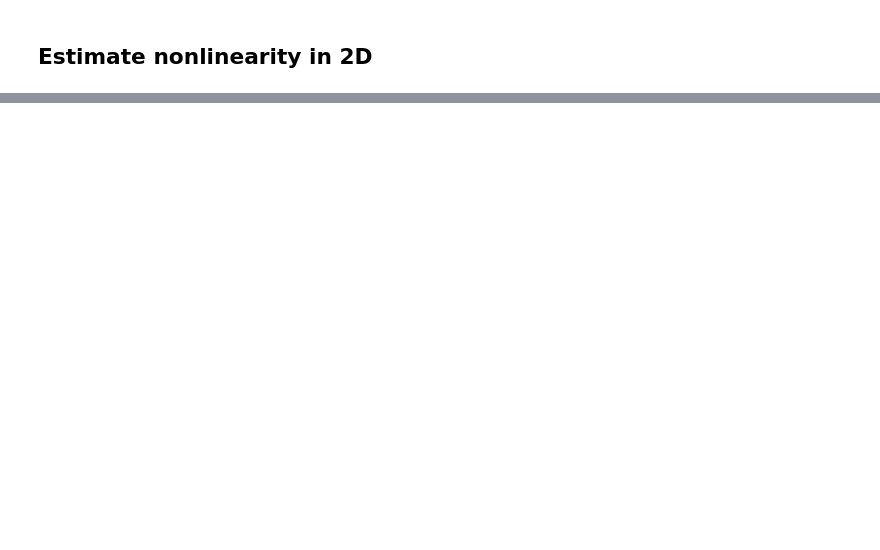
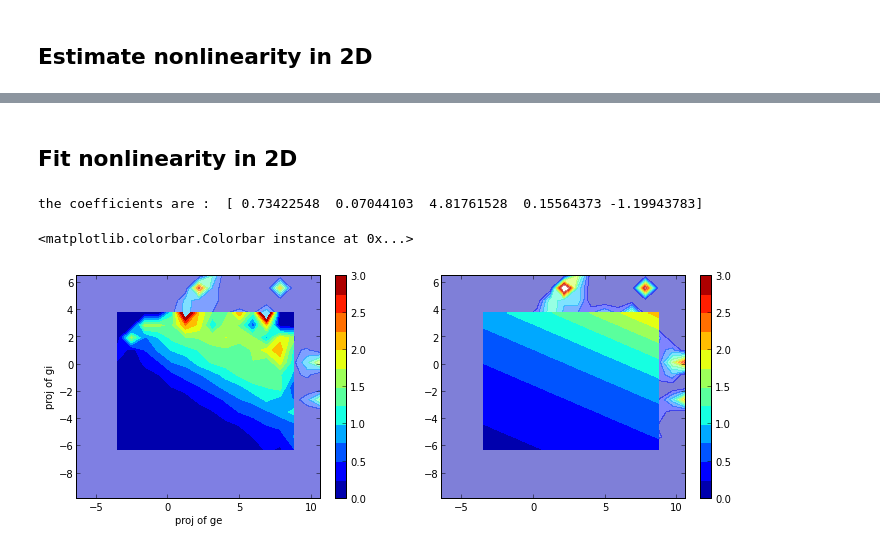
Before and after one commit to yzerlaut/transfer_functions, a Jupyter notebook: iaf_nonlinearity.ipynb, the cells around one changed output, grey strips where cells are left out. Cells and saved outputs as stored; diff of their text form; code cells hidden in the pictures; blank space fills up the shorter version.

Commit message:
adding the double exponential fit to the non linearity

```diff
--- a/iaf_nonlinearity.ipynb
+++ b/iaf_nonlinearity.ipynb
@@ -156,0 +156,45 @@ ax1.contourf?
+# %% [markdown]
+Fit nonlinearity in 2D
+---------------------------
+# %%
+ge_bins2, gi_bins2 = 1e8*ge_bins, 1e8*gi_bins
+f_ge_gi2 = 1e2*f_ge_gi
+
+from scipy.optimize import minimize
+
+def double_exp(xx,yy,c): # we use the double exponential as a fit
+    return c[0]*np.exp(c[1]*(xx-c[2]))*np.exp(c[3]*(yy-c[4]))
+
+init_guess = [1,.1,.1,.1,.1]
+
+def fit_non_linearity(xx,yy,zz):
+    def Residue(p):
+        return np.sum((double_exp(xx,yy,p)-zz)**2)
+    plsq = minimize(Residue,init_guess)
+    return plsq.x
+
+fi_min = 4 ; fi_max = -3
+fe_min = 3 ; fe_max = -2
+
+xx,yy = np.meshgrid(ge_bins2[fe_min:fe_max],gi_bins2[fi_min:fi_max])
+nl_zoom = f_ge_gi2[fi_min:fi_max,fe_min:fe_max]
+
+ff = plt.figure(figsize=(12,4))
+
+ax = plt.subplot(121)
+img = ax.contourf(ge_bins2, gi_bins2, f_ge_gi2, alpha=.5)
+img2 = ax.contourf(xx,yy,nl_zoom, np.linspace(0,3,13))
+plt.colorbar(img2)
+plt.xlabel('proj of ge');plt.ylabel('proj of gi')
+
+coeff = fit_non_linearity(xx,yy,nl_zoom) # we fit the response
+print "the coefficients are : ",coeff
+
+ax2 = plt.subplot(122)
+img3 = ax2.contourf(ge_bins2, gi_bins2, f_ge_gi2, np.linspace(0,8,12),alpha=.5)
+img4 = ax2.contourf(xx,yy,double_exp(xx, yy, coeff), np.linspace(0,3,13))
+plt.colorbar(img4)
+# %% [output]
+the coefficients are :  [ 0.73422548  0.07044103  4.81761528  0.15564373 -1.19943783]
+<matplotlib.colorbar.Colorbar instance at 0x...>
+[figure, added]
```
Also changed, not shown: parts of 5 cells of this notebook.
